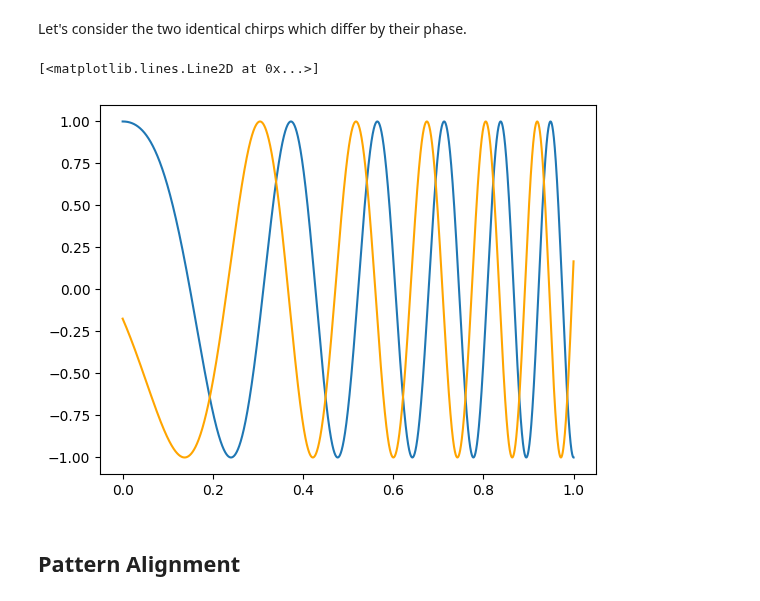
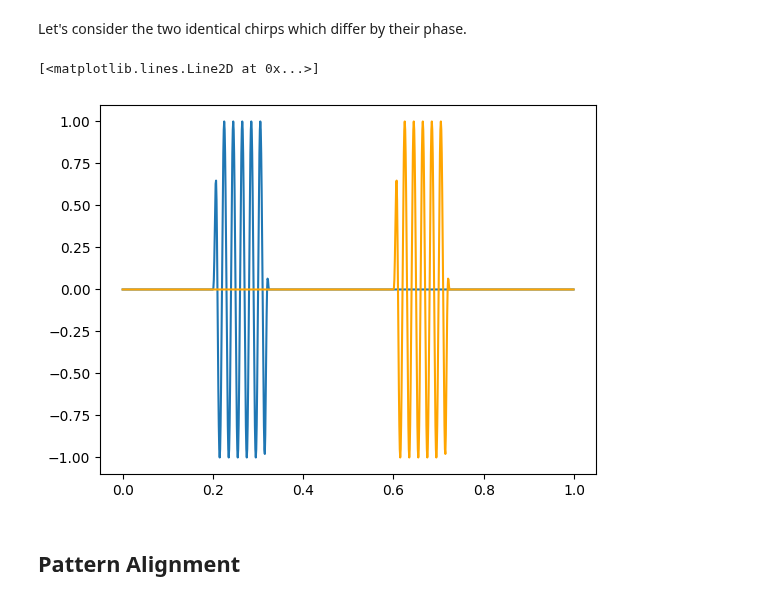
Before and after one commit to BOAT-ocean-acoustics/fundamentals, a Jupyter notebook: boat_tutorials/primers/signal_processing_02_cross-correlation.ipynb, the cells around one changed output. Drawn from its saved outputs; the diff is of its cells as text; code cells hidden in the pictures.

```diff
--- a/boat_tutorials/primers/signal_processing_02_cross-correlation.ipynb
+++ b/boat_tutorials/primers/signal_processing_02_cross-correlation.ipynb
@@ -9,19 +9,33 @@ import numpy as np
 import scipy as sp
 from scipy import signal
 import matplotlib.pyplot as plt
+# %%
+def chirp_short_offset(offset):
+   if offset>0.1 and offset<0.7:
+       N = 1000
+       time = np.linspace(0, end_time, N, endpoint=False) # 1 sec
+       A = 1
+       cw = A*np.sin(2*np.pi*freq*time) # zero phase
+       left = np.zeros(int(offset*N))
+       middle_window = signal.windows.tukey(int(N/8), alpha=0.16)
+       right = np.zeros(N-int(offset*N)-int(N/8))
+       window = np.hstack((left, middle_window, right))
+       cw_short =  cw * window
+   return(cw_short)
 # %%
-N = 10000
+N = 1000
 end_time = 1
+freq = 50
 time = np.linspace(0, end_time, end_time*N, endpoint=False)
 
-chirp1 = sp.signal.chirp(time, f0=1, t1=1, f1=10, phi=0)
-chirp2 = sp.signal.chirp(time, f0=1, t1=1, f1=10, phi=100)
+chirp1 = chirp_short_offset(offset=0.2)
+chirp2 = chirp_short_offset(offset=0.6)
 
 plt.plot(time, chirp1)
 plt.plot(time, chirp2, "orange")
 # %% [output]
 [<matplotlib.lines.Line2D at 0x...>]
-[figure, old version]
+[figure, new version]
 # %% [markdown]
 ## Pattern Alignment
 # %% [markdown]
```
Also changed, not shown: parts of 3 cells of this notebook.
